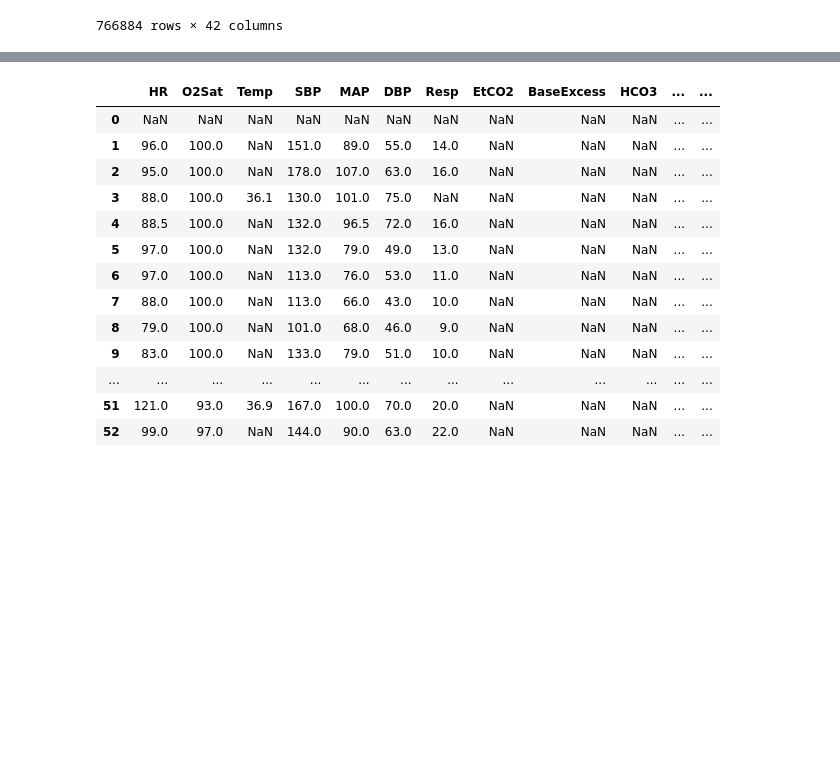
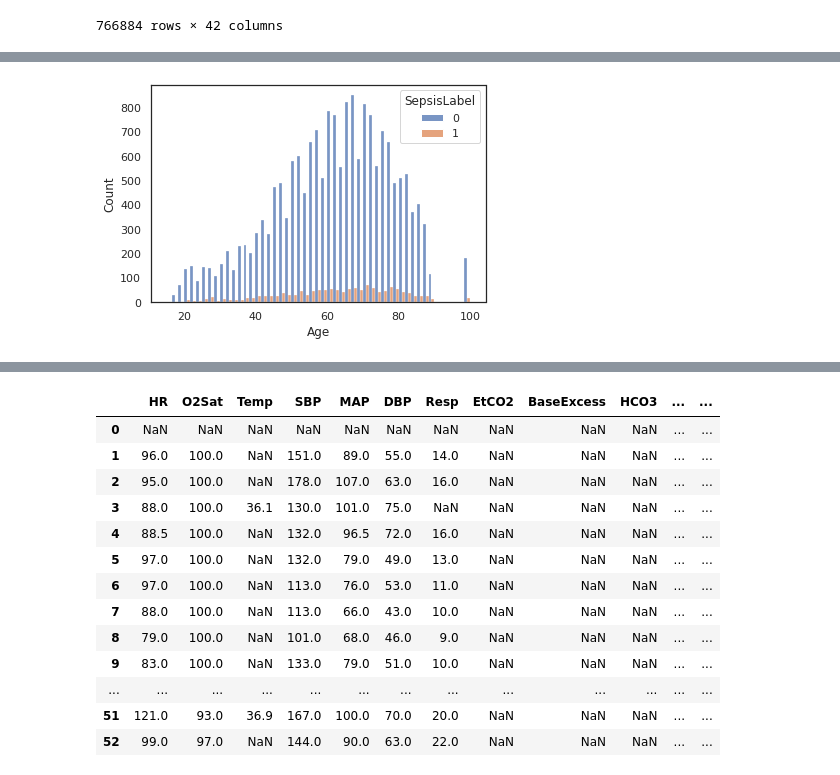
Before and after one commit to AtarCohen/Early-Prediction_of_Sepsis, a Jupyter notebook: notebook1.ipynb, the cells around one changed output, grey strips where cells are left out. Cells and saved outputs as stored; diff of their text form; code cells hidden in the pictures; blank space fills up the shorter version.

```diff
--- a/notebook1.ipynb
+++ b/notebook1.ipynb
@@ -34,5 +36,5 @@ df
 # %%
 df.to_csv('train_data_combined.csv')
 # %%
-df = pd.read_csv('/home/student/Early_Prediction_of_Sepsis/data/train/patient_11082.psv',delimiter ='|')
+df = pd.read_csv('Early_Prediction_of_Sepsis/train_data_combined.csv')
 # %%
@@ -94,0 +56,9 @@ df.describe()
+# %%
+demographic_df = df[['ID','Age','Gender','SepsisLabel','ICULOS']]
+demographic_df = demographic_df.groupby(by='ID').max()
+# %%
+import seaborn as sns;
+sns.set(style="white", color_codes=True)
+_= sns.histplot(x='Age',hue='SepsisLabel',data=demographic_df, multiple="dodge")
+# %% [output]
+[figure, added]
```
Also changed, not shown: parts of 8 cells of this notebook, 1 other file.
